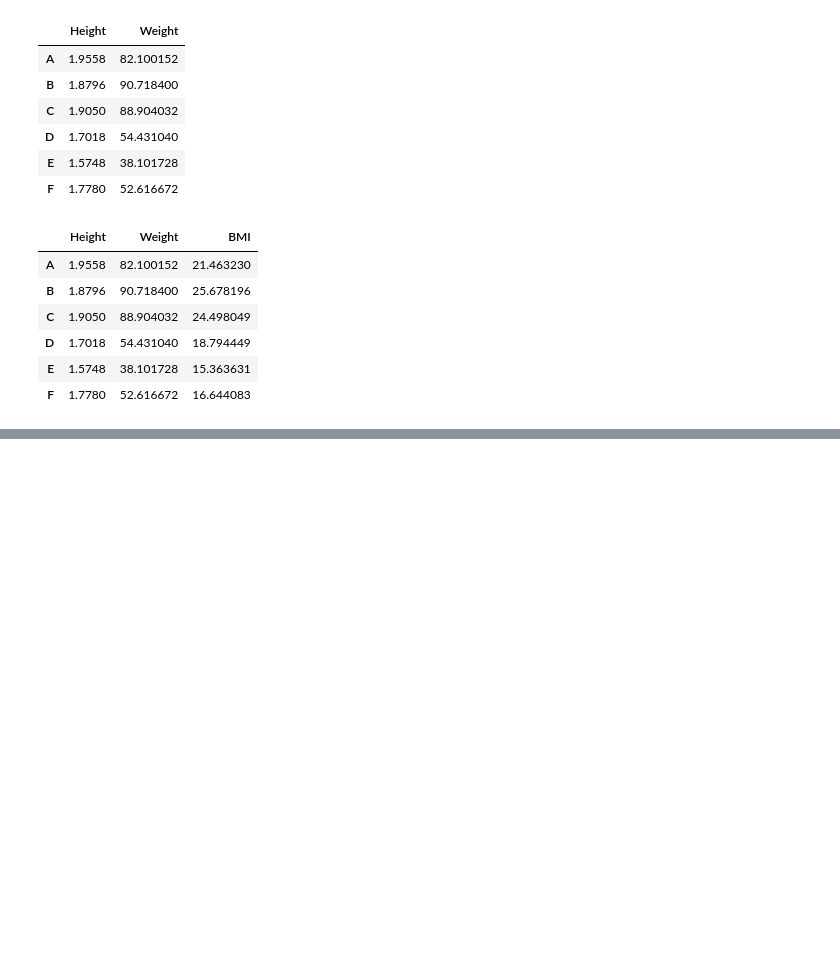
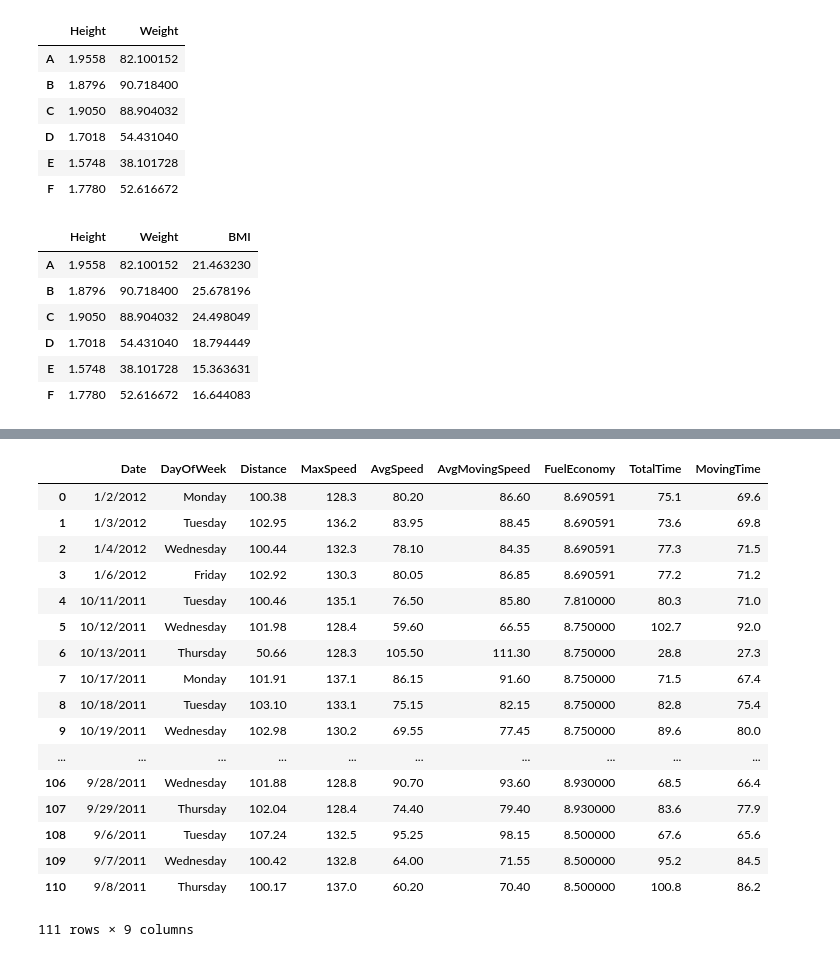
Before and after one commit to bajracharya-kshitij/pandas, a Jupyter notebook: DataFrame.ipynb, the cells around one changed output, grey strips where cells are left out. Saved outputs shown, nothing was run; the diff lists cells and outputs as text; code cells hidden in the pictures; blank space fills up the shorter version.

Commit message:
Add travel times problem

```diff
--- a/DataFrame.ipynb
+++ b/DataFrame.ipynb
@@ -192,0 +339,3 @@ updated_df.to_csv('BMI.csv',index_label='Person')
+# %%
+travel_df_by_date = travel_df.groupby(['Date','DayOfWeek'])
+type(travel_df_by_date)
@@ -192,0 +344,2 @@ updated_df.to_csv('BMI.csv',index_label='Person')
+# %%
+travel_df_by_date_combined = travel_df_by_date.sum()
@@ -192,0 +356,5 @@ updated_df.to_csv('BMI.csv',index_label='Person')
+# %%
+travel_df_by_date_combined['MaxSpeed'] = travel_df_by_date['MaxSpeed'].max()
+travel_df_by_date_combined['AvgSpeed'] = travel_df_by_date['AvgSpeed'].mean()
+travel_df_by_date_combined['AvgMovingSpeed'] = travel_df_by_date['AvgMovingSpeed'].mean()
+travel_df_by_date_combined['FuelEconomy'] = travel_df_by_date['FuelEconomy'].mean()
@@ -192,0 +414,23 @@ updated_df.to_csv('BMI.csv',index_label='Person')
+# %%
+travel_df_by_date_combined.reset_index(inplace=True)
+# %%
+travel_df_by_date_combined
+# %% [output]
+|  | Date | DayOfWeek | Distance | MaxSpeed | AvgSpeed | AvgMovingSpeed | FuelEconomy | TotalTime | MovingTime |
+| 0 | 1/2/2012 | Monday | 100.38 | 128.3 | 80.20 | 86.60 | 8.690591 | 75.1 | 69.6 |
+| 1 | 1/3/2012 | Tuesday | 102.95 | 136.2 | 83.95 | 88.45 | 8.690591 | 73.6 | 69.8 |
+| 2 | 1/4/2012 | Wednesday | 100.44 | 132.3 | 78.10 | 84.35 | 8.690591 | 77.3 | 71.5 |
+| 3 | 1/6/2012 | Friday | 102.92 | 130.3 | 80.05 | 86.85 | 8.690591 | 77.2 | 71.2 |
+| 4 | 10/11/2011 | Tuesday | 100.46 | 135.1 | 76.50 | 85.80 | 7.810000 | 80.3 | 71.0 |
+| 5 | 10/12/2011 | Wednesday | 101.98 | 128.4 | 59.60 | 66.55 | 8.750000 | 102.7 | 92.0 |
+| 6 | 10/13/2011 | Thursday | 50.66 | 128.3 | 105.50 | 111.30 | 8.750000 | 28.8 | 27.3 |
+| 7 | 10/17/2011 | Monday | 101.91 | 137.1 | 86.15 | 91.60 | 8.750000 | 71.5 | 67.4 |
+| 8 | 10/18/2011 | Tuesday | 103.10 | 133.1 | 75.15 | 82.15 | 8.750000 | 82.8 | 75.4 |
+| 9 | 10/19/2011 | Wednesday | 102.98 | 130.2 | 69.55 | 77.45 | 8.750000 | 89.6 | 80.0 |
+| ... | ... | ... | ... | ... | ... | ... | ... | ... | ... |
+| 106 | 9/28/2011 | Wednesday | 101.88 | 128.8 | 90.70 | 93.60 | 8.930000 | 68.5 | 66.4 |
+| 107 | 9/29/2011 | Thursday | 102.04 | 128.4 | 74.40 | 79.40 | 8.930000 | 83.6 | 77.9 |
+| 108 | 9/6/2011 | Tuesday | 107.24 | 132.5 | 95.25 | 98.15 | 8.500000 | 67.6 | 65.6 |
+| 109 | 9/7/2011 | Wednesday | 100.42 | 132.8 | 64.00 | 71.55 | 8.500000 | 95.2 | 84.5 |
+| 110 | 9/8/2011 | Thursday | 100.17 | 137.0 | 60.20 | 70.40 | 8.500000 | 100.8 | 86.2 |
+111 rows × 9 columns
```
Also changed, not shown: parts of 38 cells of this notebook, 3 other files.
